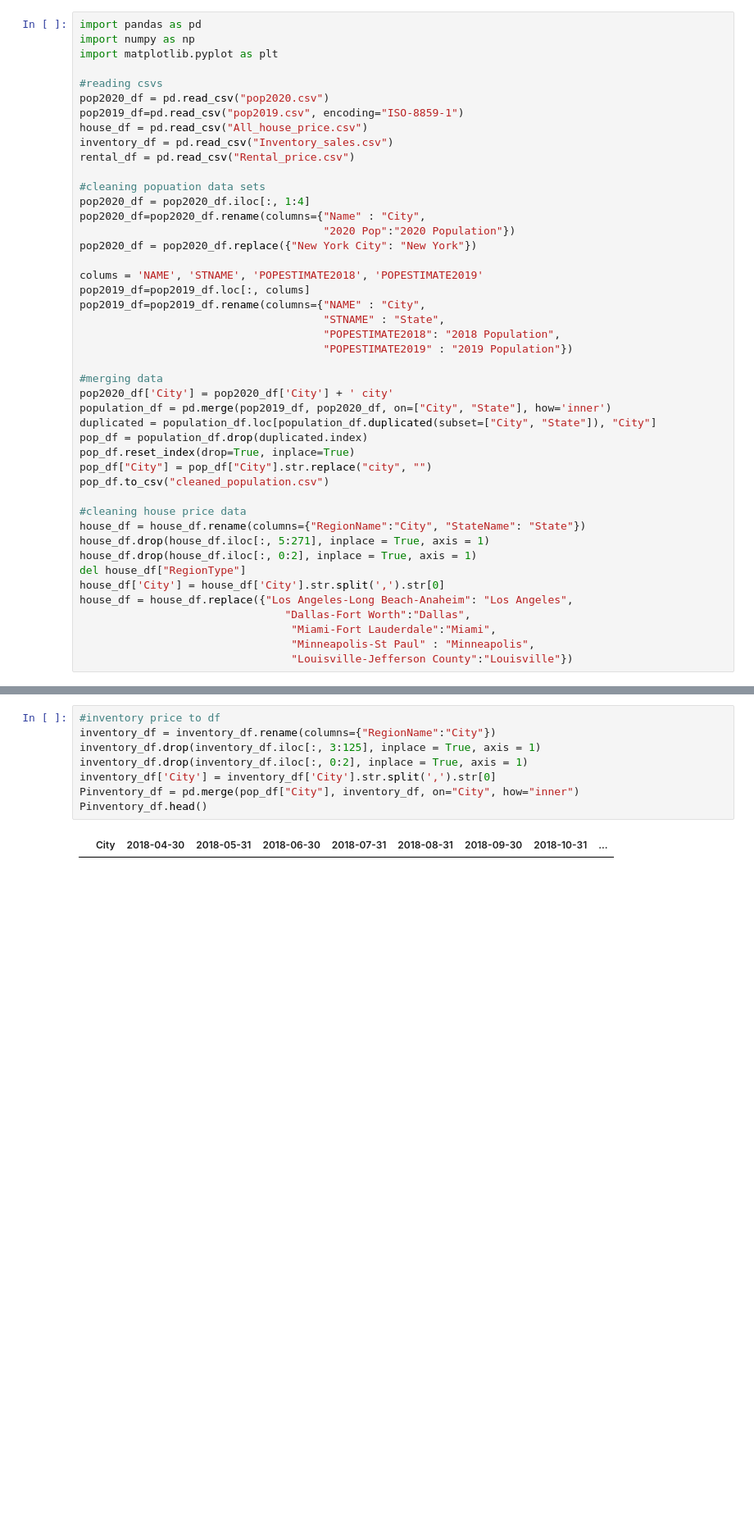
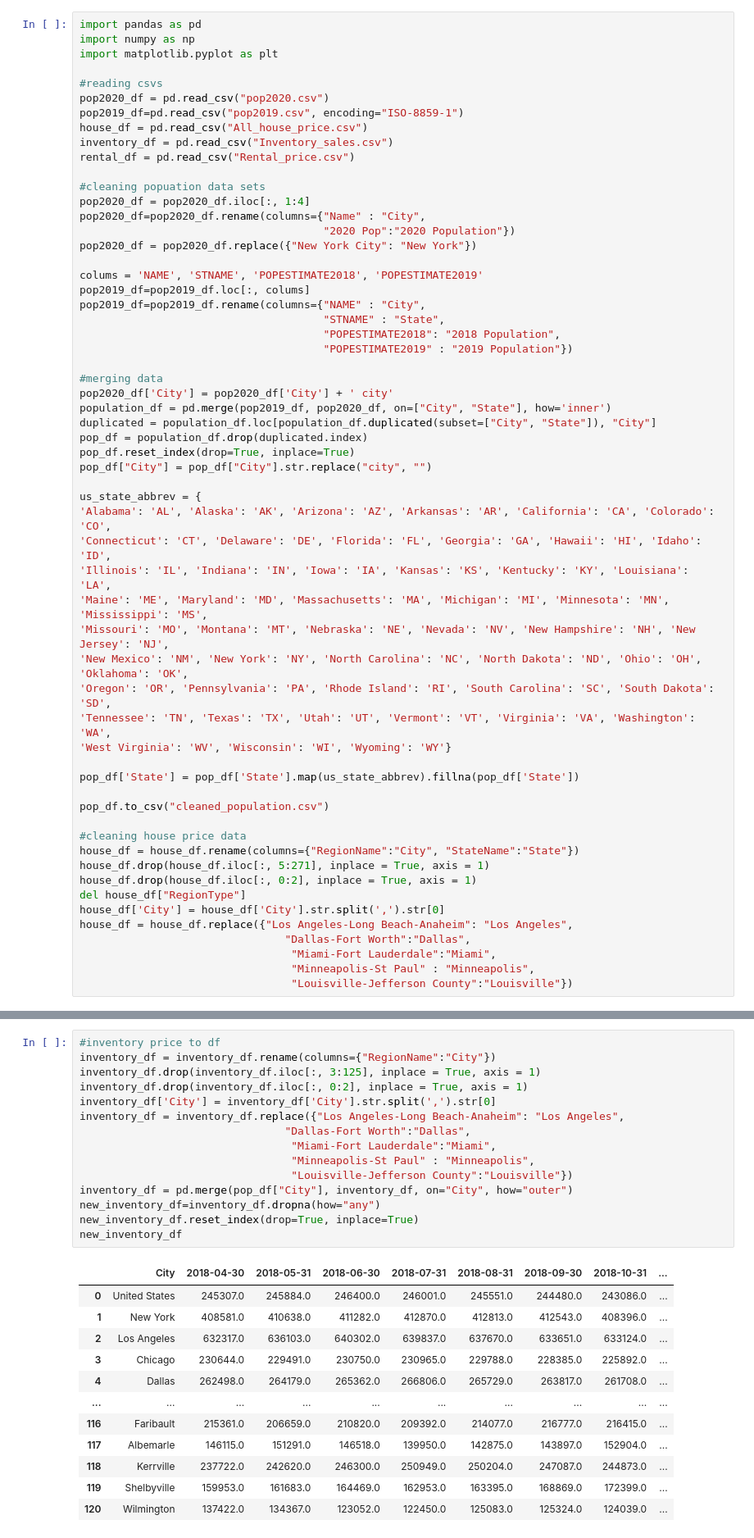
Before and after one commit to stellakk75/HousingMarketCOVID-19Project, a Jupyter notebook: cleanup .ipynb, the cells around one changed output, grey strips where cells are left out. Shown at 82% size. Saved outputs shown, nothing was run; the diff lists cells and outputs as text; blank space fills up the shorter version.

```diff
--- a/cleanup .ipynb
+++ b/cleanup .ipynb
@@ -30,10 +30,24 @@ duplicated = population_df.loc[population_df.duplicated(subset=["City", "State"]
 pop_df = population_df.drop(duplicated.index)
 pop_df.reset_index(drop=True, inplace=True)
 pop_df["City"] = pop_df["City"].str.replace("city", "")
+
+us_state_abbrev = {
+'Alabama': 'AL', 'Alaska': 'AK', 'Arizona': 'AZ', 'Arkansas': 'AR', 'California': 'CA', 'Colorado': 'CO',
+'Connecticut': 'CT', 'Delaware': 'DE', 'Florida': 'FL', 'Georgia': 'GA', 'Hawaii': 'HI', 'Idaho': 'ID',
+'Illinois': 'IL', 'Indiana': 'IN', 'Iowa': 'IA', 'Kansas': 'KS', 'Kentucky': 'KY', 'Louisiana': 'LA',
+'Maine': 'ME', 'Maryland': 'MD', 'Massachusetts': 'MA', 'Michigan': 'MI', 'Minnesota': 'MN', 'Mississippi': 'MS',
+'Missouri': 'MO', 'Montana': 'MT', 'Nebraska': 'NE', 'Nevada': 'NV', 'New Hampshire': 'NH', 'New Jersey': 'NJ',
+'New Mexico': 'NM', 'New York': 'NY', 'North Carolina': 'NC', 'North Dakota': 'ND', 'Ohio': 'OH', 'Oklahoma': 'OK',
+'Oregon': 'OR', 'Pennsylvania': 'PA', 'Rhode Island': 'RI', 'South Carolina': 'SC', 'South Dakota': 'SD',
+'Tennessee': 'TN', 'Texas': 'TX', 'Utah': 'UT', 'Vermont': 'VT', 'Virginia': 'VA', 'Washington': 'WA',
+'West Virginia': 'WV', 'Wisconsin': 'WI', 'Wyoming': 'WY'}
+
+pop_df['State'] = pop_df['State'].map(us_state_abbrev).fillna(pop_df['State'])
+
 pop_df.to_csv("cleaned_population.csv")
 
 #cleaning house price data
-house_df = house_df.rename(columns={"RegionName":"City", "StateName": "State"})
+house_df = house_df.rename(columns={"RegionName":"City", "StateName":"State"})
 house_df.drop(house_df.iloc[:, 5:271], inplace = True, axis = 1)
 house_df.drop(house_df.iloc[:, 0:2], inplace = True, axis = 1)
 del house_df["RegionType"]
@@ -46,10 +80,28 @@ house_df = house_df.replace({"Los Angeles-Long Beach-Anaheim": "Los Angeles",
 # %%
 #inventory price to df
 inventory_df = inventory_df.rename(columns={"RegionName":"City"})
 inventory_df.drop(inventory_df.iloc[:, 3:125], inplace = True, axis = 1)
 inventory_df.drop(inventory_df.iloc[:, 0:2], inplace = True, axis = 1)
 inventory_df['City'] = inventory_df['City'].str.split(',').str[0]
-Pinventory_df = pd.merge(pop_df["City"], inventory_df, on="City", how="inner")
-Pinventory_df.head()
+inventory_df = inventory_df.replace({"Los Angeles-Long Beach-Anaheim": "Los Angeles",
+                                "Dallas-Fort Worth":"Dallas",
+                                 "Miami-Fort Lauderdale":"Miami",
+                                 "Minneapolis-St Paul" : "Minneapolis",
+                                 "Louisville-Jefferson County":"Louisville"})
+inventory_df = pd.merge(pop_df["City"], inventory_df, on="City", how="outer")
+new_inventory_df=inventory_df.dropna(how="any")
+new_inventory_df.reset_index(drop=True, inplace=True)
+new_inventory_df
 # %% [output]
 |  | City | 2018-04-30 | 2018-05-31 | 2018-06-30 | 2018-07-31 | 2018-08-31 | 2018-09-30 | 2018-10-31 | ... |
+| 0 | United States | 245307.0 | 245884.0 | 246400.0 | 246001.0 | 245551.0 | 244480.0 | 243086.0 | ... |
+| 1 | New York | 408581.0 | 410638.0 | 411282.0 | 412870.0 | 412813.0 | 412543.0 | 408396.0 | ... |
+| 2 | Los Angeles | 632317.0 | 636103.0 | 640302.0 | 639837.0 | 637670.0 | 633651.0 | 633124.0 | ... |
+| 3 | Chicago | 230644.0 | 229491.0 | 230750.0 | 230965.0 | 229788.0 | 228385.0 | 225892.0 | ... |
+| 4 | Dallas | 262498.0 | 264179.0 | 265362.0 | 266806.0 | 265729.0 | 263817.0 | 261708.0 | ... |
+| ... | ... | ... | ... | ... | ... | ... | ... | ... | ... |
+| 116 | Faribault | 215361.0 | 206659.0 | 210820.0 | 209392.0 | 214077.0 | 216777.0 | 216415.0 | ... |
+| 117 | Albemarle | 146115.0 | 151291.0 | 146518.0 | 139950.0 | 142875.0 | 143897.0 | 152904.0 | ... |
+| 118 | Kerrville | 237722.0 | 242620.0 | 246300.0 | 250949.0 | 250204.0 | 247087.0 | 244873.0 | ... |
+| 119 | Shelbyville | 159953.0 | 161683.0 | 164469.0 | 162953.0 | 163395.0 | 168869.0 | 172399.0 | ... |
+| 120 | Wilmington | 137422.0 | 134367.0 | 123052.0 | 122450.0 | 125083.0 | 125324.0 | 124039.0 | ... |
```
Also changed, not shown: parts of 4 cells of this notebook, 2 other files.
